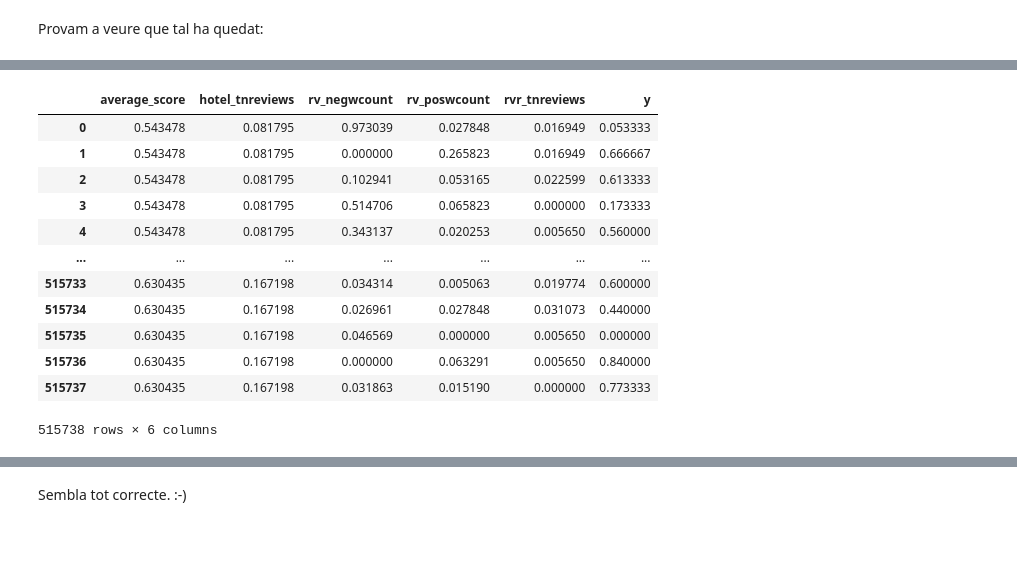
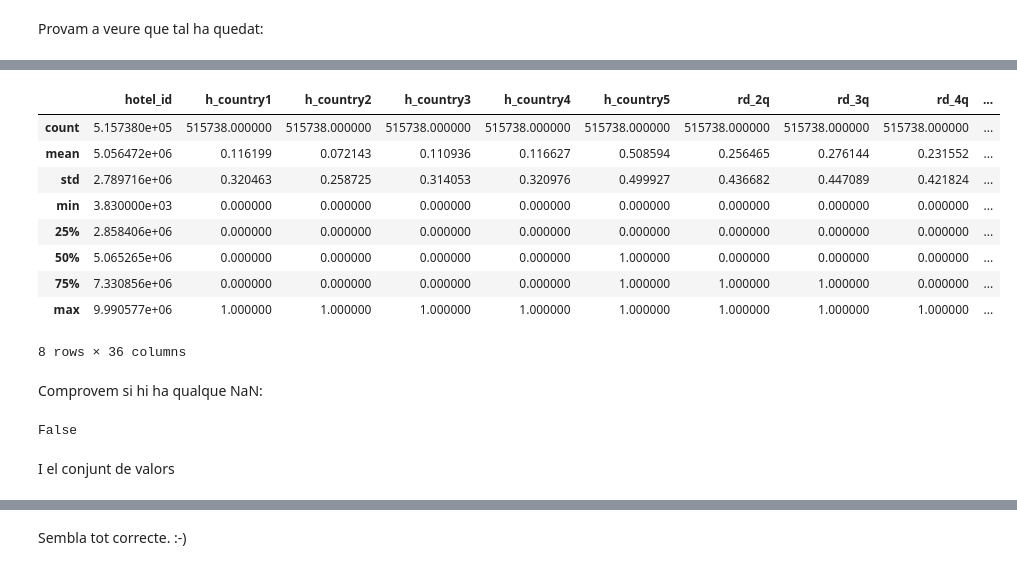
Before and after one commit to llublad/MUSI-AA, a Jupyter notebook: musi-aa-modulo1/W6/practica/20_hr_analysis.ipynb, the cells around one changed output, grey strips where cells are left out. Drawn from its saved outputs; the diff is of its cells as text; code cells hidden in the pictures; blank space fills up the shorter version.

```diff
--- a/musi-aa-modulo1/W6/practica/20_hr_analysis.ipynb
+++ b/musi-aa-modulo1/W6/practica/20_hr_analysis.ipynb
@@ -709,16 +671,0 @@ X_trans.iloc[:, 19:30]
-# %%
-X_trans.iloc[:, 30:]
-# %% [output]
-|  | average_score | hotel_tnreviews | rv_negwcount | rv_poswcount | rvr_tnreviews | y |
-| 0 | 0.543478 | 0.081795 | 0.973039 | 0.027848 | 0.016949 | 0.053333 |
-| 1 | 0.543478 | 0.081795 | 0.000000 | 0.265823 | 0.016949 | 0.666667 |
-| 2 | 0.543478 | 0.081795 | 0.102941 | 0.053165 | 0.022599 | 0.613333 |
-| 3 | 0.543478 | 0.081795 | 0.514706 | 0.065823 | 0.000000 | 0.173333 |
-| 4 | 0.543478 | 0.081795 | 0.343137 | 0.020253 | 0.005650 | 0.560000 |
-| ... | ... | ... | ... | ... | ... | ... |
-| 515733 | 0.630435 | 0.167198 | 0.034314 | 0.005063 | 0.019774 | 0.600000 |
-| 515734 | 0.630435 | 0.167198 | 0.026961 | 0.027848 | 0.031073 | 0.440000 |
-| 515735 | 0.630435 | 0.167198 | 0.046569 | 0.000000 | 0.005650 | 0.000000 |
-| 515736 | 0.630435 | 0.167198 | 0.000000 | 0.063291 | 0.005650 | 0.840000 |
-| 515737 | 0.630435 | 0.167198 | 0.031863 | 0.015190 | 0.000000 | 0.773333 |
-515738 rows × 6 columns
@@ -724,0 +677,21 @@ X_trans.iloc[:, 30:]
+# %%
+X_pipe.describe()
+# %% [output]
+|  | hotel_id | h_country1 | h_country2 | h_country3 | h_country4 | h_country5 | rd_2q | rd_3q | rd_4q | ... |
+| count | 5.157380e+05 | 515738.000000 | 515738.000000 | 515738.000000 | 515738.000000 | 515738.000000 | 515738.000000 | 515738.000000 | 515738.000000 | ... |
+| mean | 5.056472e+06 | 0.116199 | 0.072143 | 0.110936 | 0.116627 | 0.508594 | 0.256465 | 0.276144 | 0.231552 | ... |
+| std | 2.789716e+06 | 0.320463 | 0.258725 | 0.314053 | 0.320976 | 0.499927 | 0.436682 | 0.447089 | 0.421824 | ... |
+| min | 3.830000e+03 | 0.000000 | 0.000000 | 0.000000 | 0.000000 | 0.000000 | 0.000000 | 0.000000 | 0.000000 | ... |
+| 25% | 2.858406e+06 | 0.000000 | 0.000000 | 0.000000 | 0.000000 | 0.000000 | 0.000000 | 0.000000 | 0.000000 | ... |
+| 50% | 5.065265e+06 | 0.000000 | 0.000000 | 0.000000 | 0.000000 | 1.000000 | 0.000000 | 0.000000 | 0.000000 | ... |
+| 75% | 7.330856e+06 | 0.000000 | 0.000000 | 0.000000 | 0.000000 | 1.000000 | 1.000000 | 1.000000 | 0.000000 | ... |
+| max | 9.990577e+06 | 1.000000 | 1.000000 | 1.000000 | 1.000000 | 1.000000 | 1.000000 | 1.000000 | 1.000000 | ... |
+8 rows × 36 columns
+# %% [markdown]
+Comprovem si hi ha qualque NaN:
+# %%
+X_pipe.isnull().values.any()
+# %% [output]
+False
+# %% [markdown]
+I el conjunt de valors
```
Also changed, not shown: parts of 62 cells of this notebook, 2 other files.
